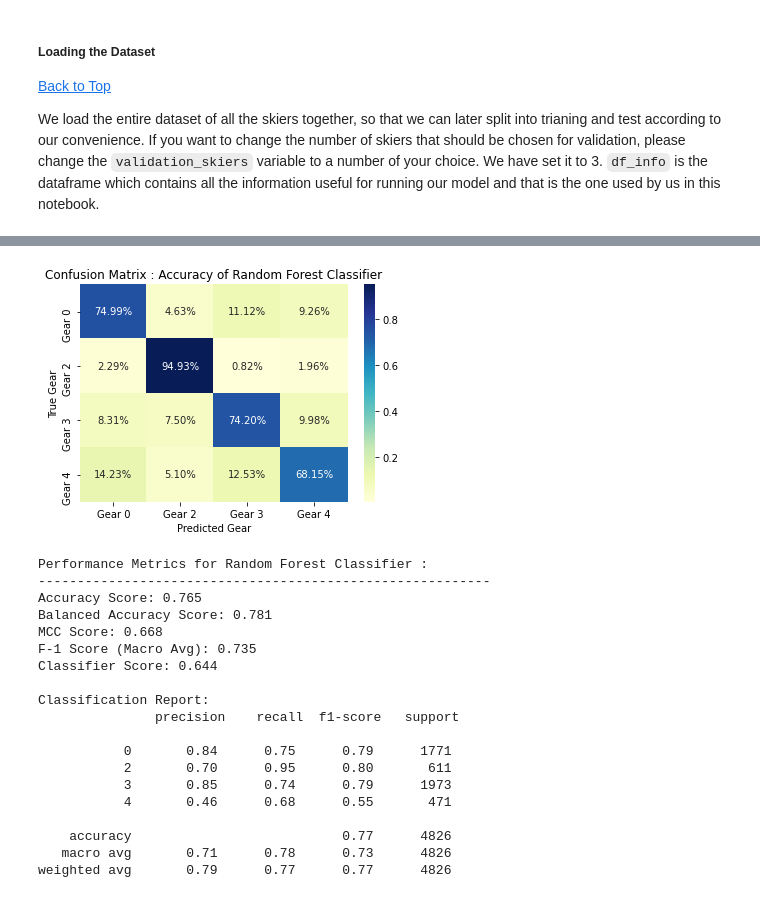
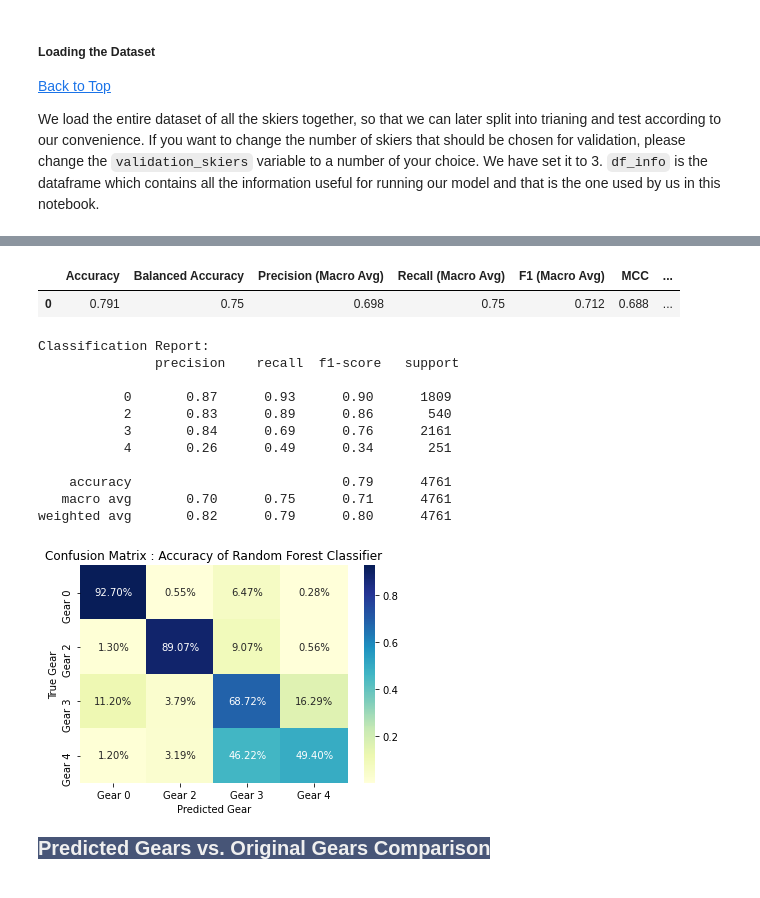
Before and after one commit to DavidLarssonIO/Data-driven-gait-analysis, a Jupyter notebook: main-data-classification.ipynb, the cells around one changed output, grey strips where cells are left out. Drawn from its saved outputs; the diff is of its cells as text; code cells hidden in the pictures.

```diff
--- a/main-data-classification.ipynb
+++ b/main-data-classification.ipynb
@@ -99,9 +100,9 @@ from sklearn import metrics
 
 We load the entire dataset of all the skiers together, so that we can later split into trianing and test according to our convenience. If you want to change the number of skiers that should be chosen for validation, please change the `validation_skiers` variable to a number of your choice. We have set it to 3. `df_info` is the dataframe which contains all the information useful for running our model and that is the one used by us in this notebook.
 # %%
-path_first = "../matlab_report-master/Treadmill/Test/Torsby/"
+path_first = './data/'
 skier_list = [1, 2, 3, 4, 5, 6, 7, 8, 9, 10]
-path_second = "/CSV/csvData.csv"
+path_second = '_csvData.csv'
 filepath_list = [path_first + str(i) + path_second for i in skier_list]
 
 main_df, df_peaks, df_info = get_dataframe(filepath_list, skier_list)
@@ -129,0 +134,8 @@ The experiment is performed within the `for` loop which is used to repeat the ex
+# %%
+display(HTML(f'<p><strong><span style="font-size: 24px; color: rgb(0, 168, 133);">Hyperparameter Tuning</span></strong></p>'))
+
+#Load training and validation data based on randomly selected skiers
+X_train, X_valid, y_train, y_valid, y_plot_data, train_skiers_list, val_skiers_list = split_train_test_data(df_info, skier_list, validation_skiers, to_train=True)
+
+# Perform hyperparameter tuning for a random forest classifier model on this dataset
+rfc, rfc_best_params = tune_random_forest(X_train, y_train)
@@ -130,38 +172,41 @@ The experiment is performed within the `for` loop which is used to repeat the ex
 # %%
 # Create a dataframe that will store data for every run in one table
-rfc_results_df = pd.DataFrame(columns=list(['Training Skiers','Validation Skiers','Best Hyperparameters',
-                                           'Accuracy','Balanced Accuracy','MCC','F1 (Macro Avg)','Classifier Score',
+rfc_results_df = pd.DataFrame(columns=list(['Training Skiers','Validation Skiers',
+                                           'Accuracy','Balanced Accuracy','MCC',
+                                            'Precision (Macro Avg)','Recall (Macro Avg)',
+                                            'F1 (Macro Avg)','Classifier Score',
                                            'Classification Report']))
 
-for i in range(0,5):
+for i in range(0,10):
 
     #Load training and validation data based on randomly selected skiers
     X_train, X_valid, y_train, y_valid, y_plot_data, train_skiers_list, val_skiers_list = split_train_test_data(df_info, skier_list, validation_skiers)
 
     display(HTML(f'<p><strong><span style="font-size: 24px; color: rgb(0, 168, 133);">Case {i+1} : Training Skiers : {train_skiers_list}  ||  Validation Skiers : {val_skiers_list}</span></strong></p>'))
 
-    # Perform hyperparameter tuning for a random forest classifier model on this dataset
-    rfc, rfc_best_params = tune_random_forest(X_train, y_train)
+    # Evaluate the model using validation data and output performance metrics
+    results, all_y_pred, CM_arr, class_report = evaluate(rfc,X_train, y_train,X_valid, y_valid, 'Random Forest Classifier')
 
-    # Evaluate the model using validation data and output performance metrics
-    results, all_y_pred, CM_arr, class_report = evaluate(rfc,X_valid, y_valid, 'Random Forest Classifier')
 
+    display(HTML(f'<p><strong><span style="font-size: 20px; color: rgb(239, 239, 239); background-color: rgb(71, 85, 119);">Predicted Gears vs. Original Gears Comparison</span></strong></p>'))
     # Plot the predicted and True gears of validation data to visualize quality of predictions made
     plot_predicted_gear_comparison(y_plot_data,all_y_pred,False)
 
     # Store all results
-    temp_all_metrics =  ["" for x in range(9)]
+    temp_all_metrics =  ["" for x in range(10)]
     temp_all_metrics[0] = train_skiers_list
     temp_all_metrics[1] = val_skiers_list
-    temp_all_metrics[2] = rfc_best_params
-    temp_all_metrics[3] = results[0]
-    temp_all_metrics[4] = results[1]
-    temp_all_metrics[5] = results[5]
-    temp_all_metrics[6] = results[4]
-    temp_all_metrics[7] = results[9]
-    temp_all_metrics[8] = class_report
+    temp_all_metrics[2] = results[0]
+    temp_all_metrics[3] = results[1]
+    temp_all_metrics[4] = results[5]
+    temp_all_metrics[5] = results[2]
+    temp_all_metrics[6] = results[3]
+    temp_all_metrics[7] = results[4]
+    temp_all_metrics[8] = results[9]
+    temp_all_metrics[9] = class_report
 
     rfc_results_df.loc[len(rfc_results_df)] = temp_all_metrics
 
     print('\n\n')
+    display(HTML(f'<p><hr></p>'))
 # %% [output]
@@ -179,20 +222,15 @@ Evaluating Validation Data with 5-fold CV...
+|  | Accuracy | Balanced Accuracy | Precision (Macro Avg) | Recall (Macro Avg) | F1 (Macro Avg) | MCC | ... |
+| 0 | 0.791 | 0.75 | 0.698 | 0.75 | 0.712 | 0.688 | ... |
+Classification Report:
+               precision    recall  f1-score   support
+
+           0       0.87      0.93      0.90      1809
+           2       0.83      0.89      0.86       540
+           3       0.84      0.69      0.76      2161
+           4       0.26      0.49      0.34       251
+
+    accuracy                           0.79      4761
+   macro avg       0.70      0.75      0.71      4761
+weighted avg       0.82      0.79      0.80      4761
-[figure, old version]
+[figure, new version]
-Performance Metrics for Random Forest Classifier :
-----------------------------------------------------------
-Accuracy Score: 0.765
-Balanced Accuracy Score: 0.781
-MCC Score: 0.668
-F-1 Score (Macro Avg): 0.735
-Classifier Score: 0.644
-
-Classification Report:
-               precision    recall  f1-score   support
-
-           0       0.84      0.75      0.79      1771
-           2       0.70      0.95      0.80       611
-           3       0.85      0.74      0.79      1973
-           4       0.46      0.68      0.55       471
-
-    accuracy                           0.77      4826
-   macro avg       0.71      0.78      0.73      4826
-weighted avg       0.79      0.77      0.77      4826
+Predicted Gears vs. Original Gears Comparison
```
Also changed, not shown: parts of 37 cells of this notebook.
